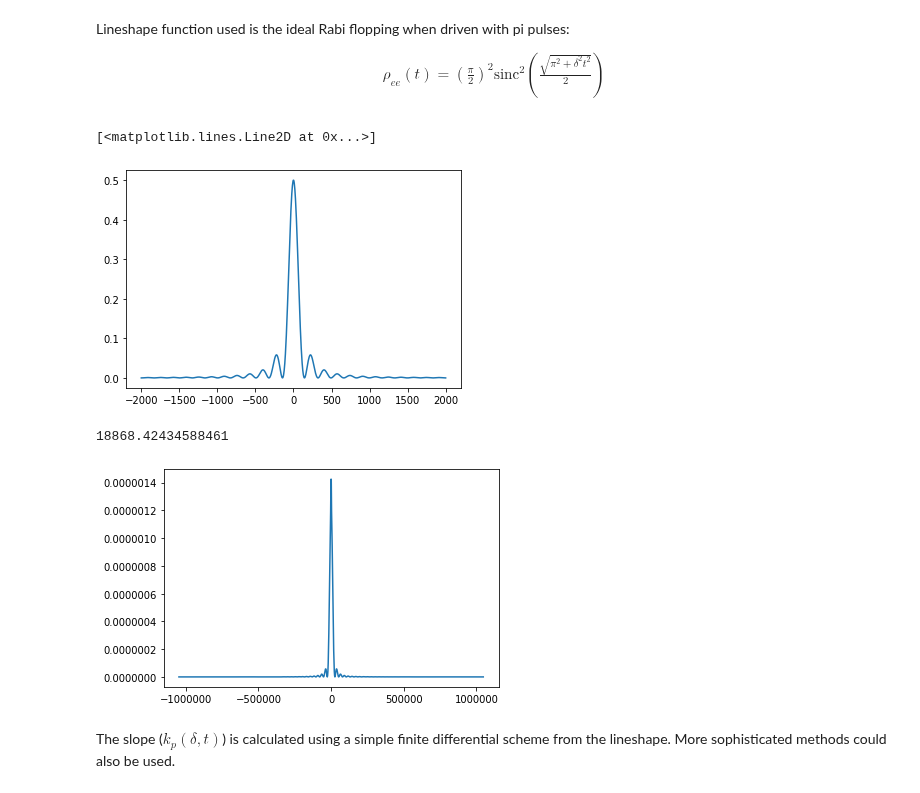
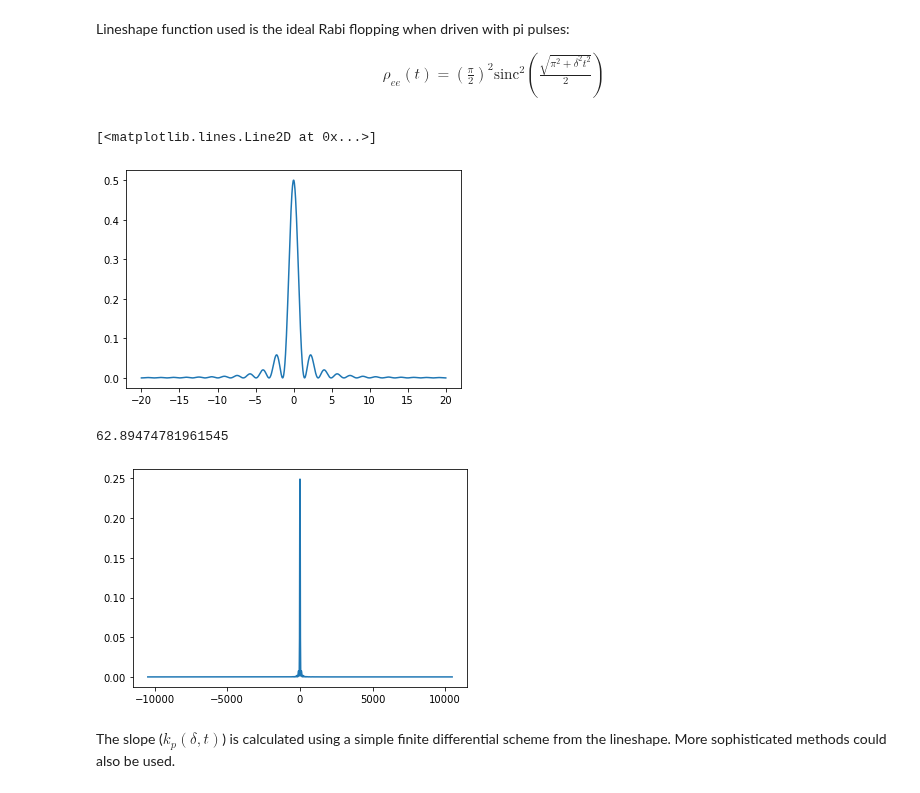
Before and after one commit to speug/srservosim, a Jupyter notebook: notebooks/servosimtests.ipynb, the cells around one changed output. Saved outputs shown, nothing was run; the diff lists cells and outputs as text; code cells hidden in the pictures.

```diff
--- a/notebooks/servosimtests.ipynb
+++ b/notebooks/servosimtests.ipynb
@@ -25,11 +26,11 @@ def lineshape(delta, t, state_prep=False):
         out = out / 2.
     return out
 # %%
-d, step = np.linspace(-2000, 2000, 1000, retstep=True)
-plt.plot(d, lineshape(d, 6e-3))
+d, step = np.linspace(-20, 20, 1000, retstep=True)
+plt.plot(d, lineshape(d, 600e-3))
 # %% [output]
 [<matplotlib.lines.Line2D at 0x...>]
-[figure, old version]
+[figure, new version]
 # %%
 # scaling lineshape
 scaling_param = (np.pi / 6e-3)
@@ -38,8 +39,8 @@ plt.plot(d * scaling_param, l_s)
 widths = peak_widths(l_s, [np.argmax(l_s)], rel_height=0.5)
 d[int(np.rint(widths[3][0]))]*scaling_param-d[int(np.rint(widths[2][0]))]*scaling_param
 # %% [output]
-18868.42434588461
+62.89474781961545
-[figure, old version]
+[figure, new version]
 # %% [markdown]
 The slope ($k_p(\delta, t)$) is calculated using a simple finite differential scheme from the lineshape. More sophisticated methods could also be used.
 # %%
```
Also changed, not shown: parts of 13 cells of this notebook.
